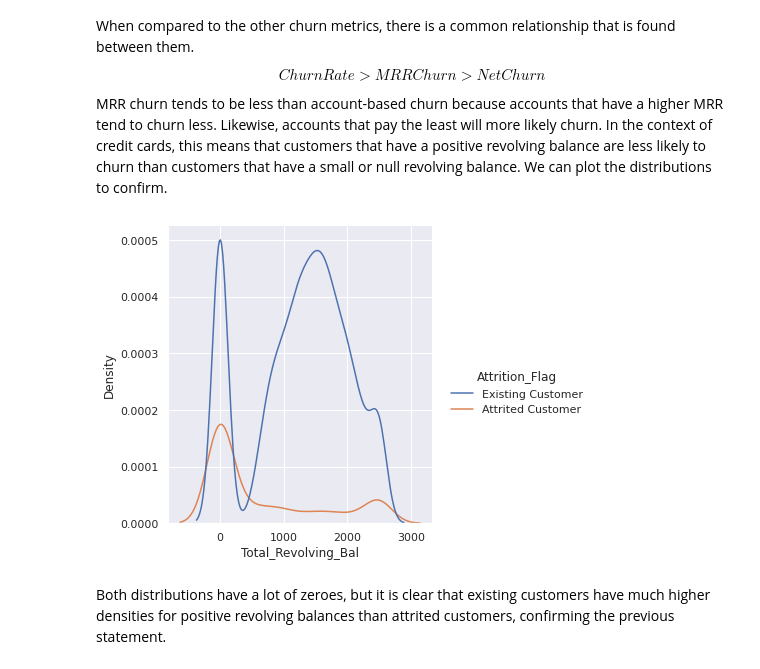
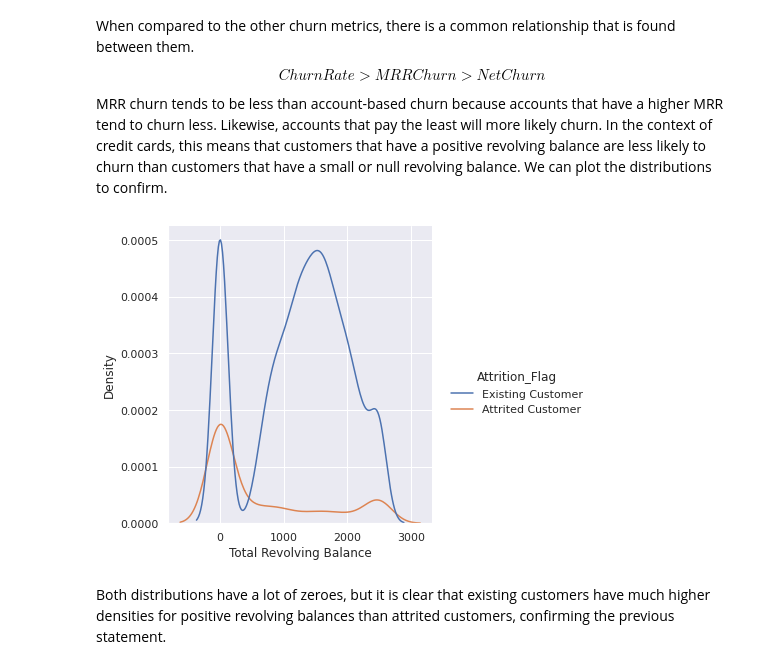
Before and after one commit to eCapitalAdvisors/templates, a Jupyter notebook: CustomerChurn/notebooks/01_jmalaver_MeasuringChurn.ipynb, the cells around one changed output. Saved outputs shown, nothing was run; the diff lists cells and outputs as text; code cells hidden in the pictures.

```diff
--- a/CustomerChurn/notebooks/01_jmalaver_MeasuringChurn.ipynb
+++ b/CustomerChurn/notebooks/01_jmalaver_MeasuringChurn.ipynb
@@ -222,9 +228,10 @@ MRR churn tends to be less than account-based churn because accounts that have a
 # %%
 # plotting distribution of revolving balance by attrition flag
 g = sns.displot(data=df, x='Total_Revolving_Bal', hue='Attrition_Flag', kind='kde')
+g.set_axis_labels('Total Revolving Balance')
 plt.show()
 # %% [output]
-[figure, old version]
+[figure, new version]
 # %% [markdown]
 Both distributions have a lot of zeroes, but it is clear that existing customers have much higher densities for positive revolving balances than attrited customers, confirming the previous statement.
 # %% [markdown]
```
Also changed, not shown: parts of 5 cells of this notebook, 1 other file.
